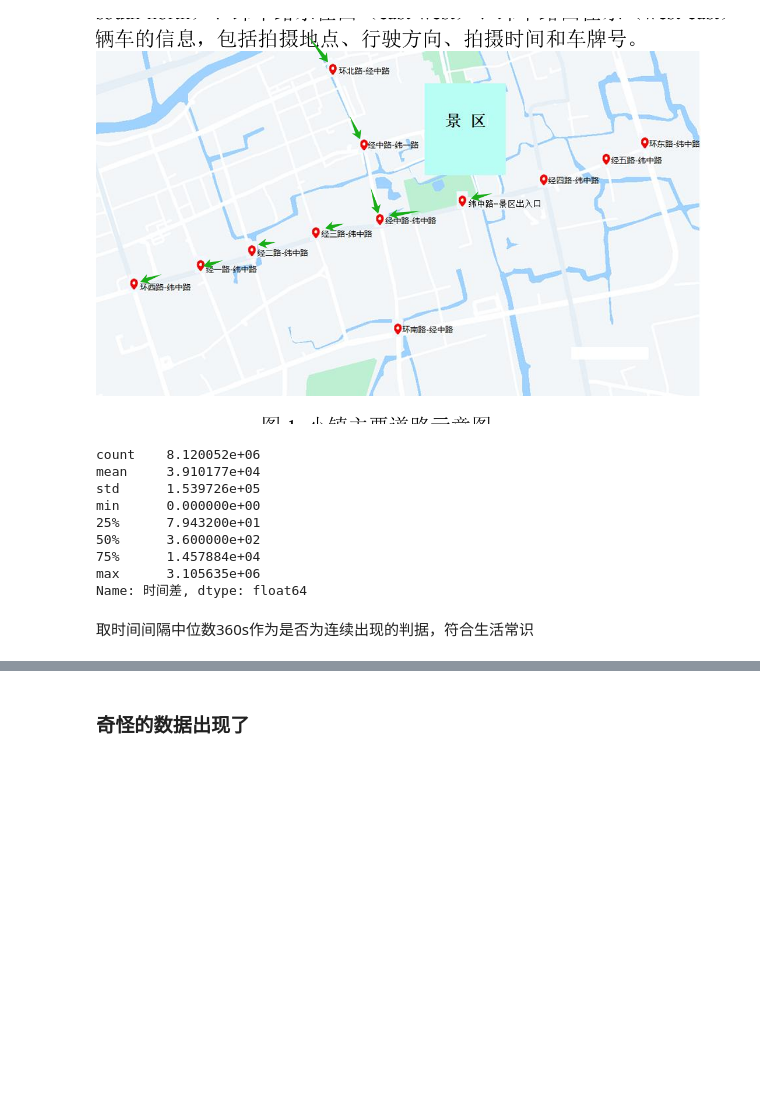
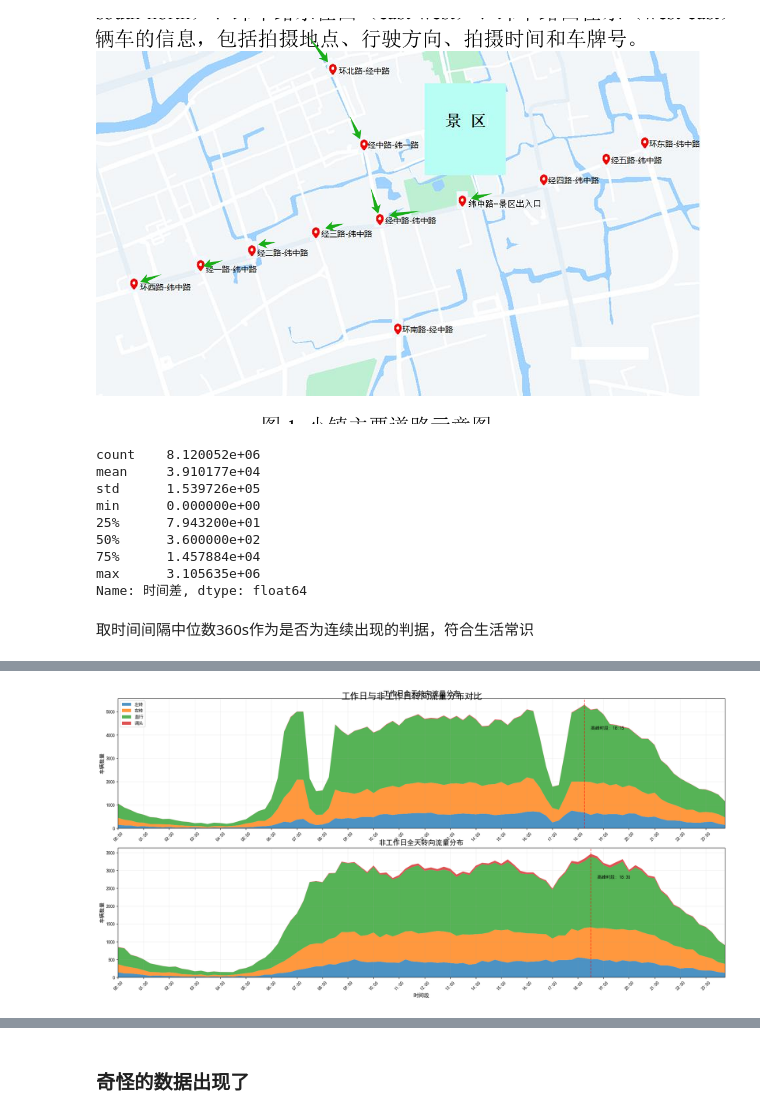
Before and after one commit to JadeAndStone/CUMCM, a Jupyter notebook: 2024E/Limoncello/Q1.ipynb, the cells around one changed output, grey strips where cells are left out. Saved outputs shown, nothing was run; the diff lists cells and outputs as text; code cells hidden in the pictures; blank space fills up the shorter version.

```diff
--- a/2024E/Limoncello/Q1.ipynb
+++ b/2024E/Limoncello/Q1.ipynb
@@ -169,0 +281,12 @@ time_diff_std = 360.0
+# %%
+import pandas as pd
+import matplotlib.pyplot as plt
+import numpy as np
+import matplotlib.patches as patches
+
+workdays= pd.read_csv(r'D:\college\MCM\24\E\workdays.csv', encoding='gbk')
+nonworkdays= pd.read_csv(r'D:\college\MCM\24\E\nonworkdays.csv', encoding='gbk')
+
+# 确保时间列是datetime类型
+workdays['时间'] = pd.to_datetime(workdays['时间'])
+nonworkdays['时间'] = pd.to_datetime(nonworkdays['时间'])
@@ -169,0 +295,4 @@ time_diff_std = 360.0
+# %%
+workday_turn=workdays.dropna(axis=0, how='any', subset= ['转弯方向','Turning'])
+nonworkday_turn=nonworkdays.dropna(axis=0, how='any', subset= ['转弯方向','Turning'])
+workday_turn
@@ -169,0 +390,68 @@ time_diff_std = 360.0
+# %%
+# 准备时间标签
+time_labels = [f"{h//4:02d}:{15*(h%4):02d}" for h in range(96)]
+
+plt.figure(figsize=(20, 10))
+directions = ['左转', '右转', '直行', '调头']
+colors = ['#1f77b4', '#ff7f0e', '#2ca02c', '#d62728']
+
+# 设置中文字体和负号显示
+plt.rcParams['font.family']="SimHei"
+plt.rcParams['axes.unicode_minus']='false'
+
+# 工作日流量（上半部分）
+plt.subplot(2, 1, 1)
+plt.stackplot(range(96),
+              work_result['左转'],
+              work_result['右转'],
+              work_result['直行'],
+              work_result['调头'],
+              labels=directions,
+              colors=colors,
+              alpha=0.8)
+
+# 标记工作日高峰时段
+work_peak_index = np.argmax(work_result[directions].sum(axis=1))
+work_peak_time = time_labels[work_peak_index]
+plt.axvline(x=float(work_peak_index), color='r', linestyle='--', alpha=0.6)
+plt.text(float(work_peak_index)+1, np.max(work_result[directions].sum(axis=1))*0.8,
+         f'高峰时段: {work_peak_time}', fontsize=10)
+
+plt.xticks(np.arange(0, 96, 4), time_labels[::4], rotation=45)
+plt.xlim(0, 95)
+plt.title('工作日全天转向流量分布', fontsize=16)
+plt.ylabel('车辆数量', fontsize=12)
+plt.legend(loc='upper left', fontsize=10)
+plt.grid(alpha=0.2)
+
+# 非工作日流量（下半部分）
+plt.subplot(2, 1, 2)
+plt.stackplot(range(96),
+              nonwork_result['左转'],
+              nonwork_result['右转'],
+              nonwork_result['直行'],
+              nonwork_result['调头'],
+              labels=directions,
+              colors=colors,
+              alpha=0.8)
+
+# 标记非工作日高峰时段
+nonwork_peak_index = np.argmax(nonwork_result[directions].sum(axis=1))
+nonwork_peak_time = time_labels[nonwork_peak_index]
+plt.axvline(x=float(nonwork_peak_index), color='r', linestyle='--', alpha=0.6)
+plt.text(float(nonwork_peak_index)+1, np.max(nonwork_result[directions].sum(axis=1))*0.8,
+         f'高峰时段: {nonwork_peak_time}', fontsize=10)
+
+plt.xticks(np.arange(0, 96, 4), time_labels[::4], rotation=45)
+plt.xlim(0, 95)
+plt.title('非工作日全天转向流量分布', fontsize=16)
+plt.xlabel('时间段', fontsize=12)
+plt.ylabel('车辆数量', fontsize=12)
+plt.grid(alpha=0.2)
+
+plt.tight_layout()
+plt.subplots_adjust(hspace=0.15)
+plt.suptitle('工作日与非工作日转向流量分布对比', fontsize=20, y=0.98)
+plt.show()
+# %% [output]
+[figure, added]
```
Also changed, not shown: parts of 27 cells of this notebook.
